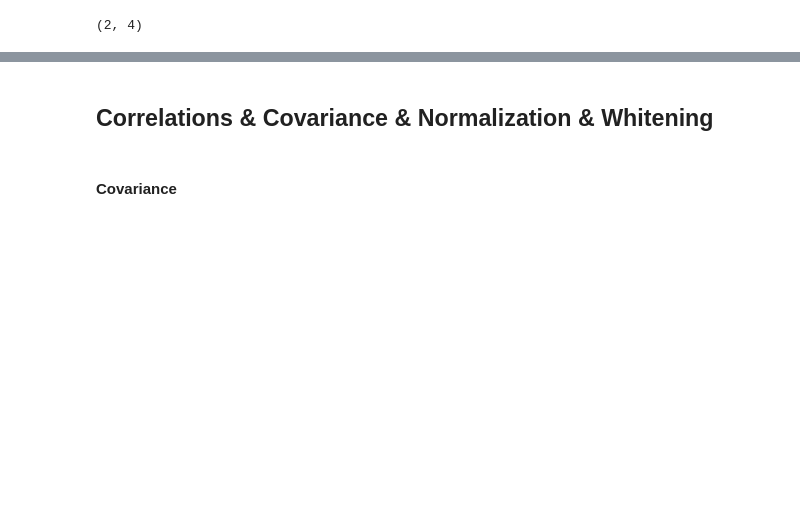
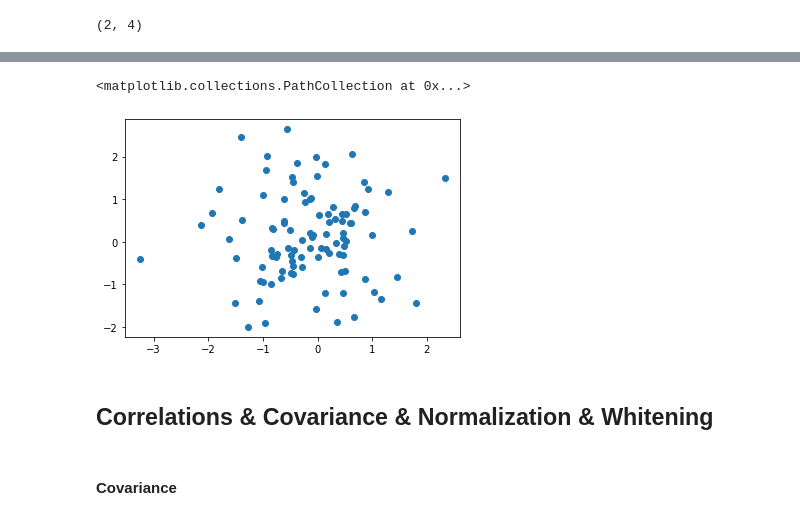
Before and after one commit to malongle91/osu_cse3521_spring2022, a Jupyter notebook: _site/course_materials/lecture_examples/Standardization_Normalization_Whitening_PCA.ipynb, the cells around one changed output, grey strips where cells are left out. Cells and saved outputs as stored; diff of their text form; code cells hidden in the pictures; blank space fills up the shorter version.

```diff
--- a/_site/course_materials/lecture_examples/Standardization_Normalization_Whitening_PCA.ipynb
+++ b/_site/course_materials/lecture_examples/Standardization_Normalization_Whitening_PCA.ipynb
@@ -29,3 +29,9 @@ plt.scatter(x = mymat[0,:], y = mymat[1,:])
+# %%
+temp = np.random.multivariate_normal([0,0], [[1,0],[0,1]], size = 100)
+plt.scatter(temp[:,0], temp[:,1])
+# %% [output]
+<matplotlib.collections.PathCollection at 0x...>
+[figure, added]
 # %% [markdown]
 ## Correlations & Covariance & Normalization & Whitening
 # %% [markdown]
```
Also changed, not shown: parts of 56 cells of this notebook, 11 other files.
